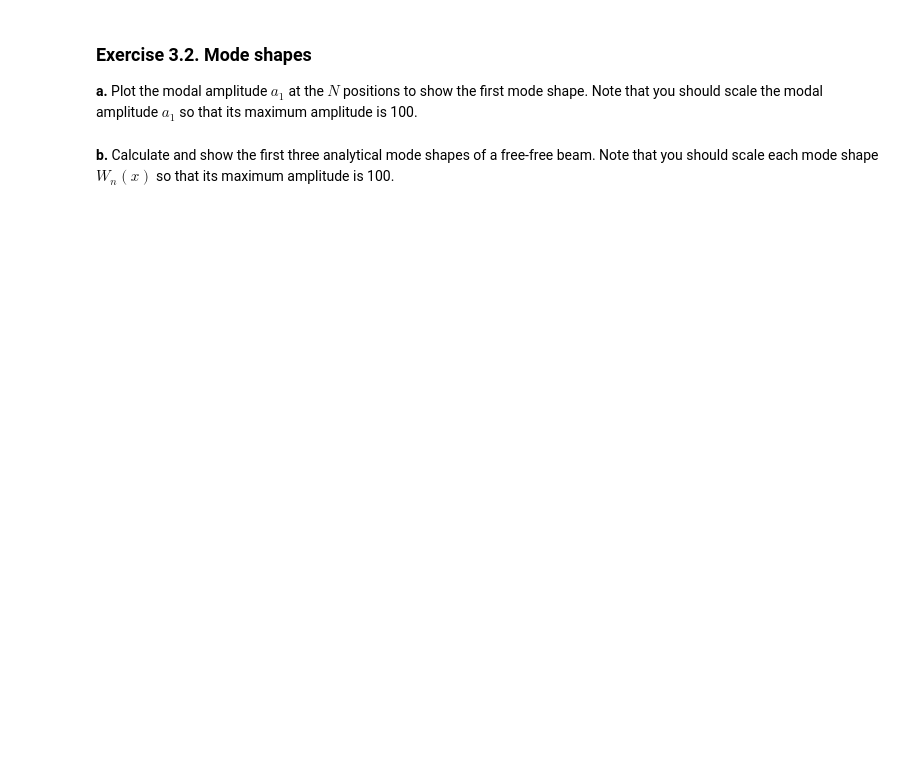
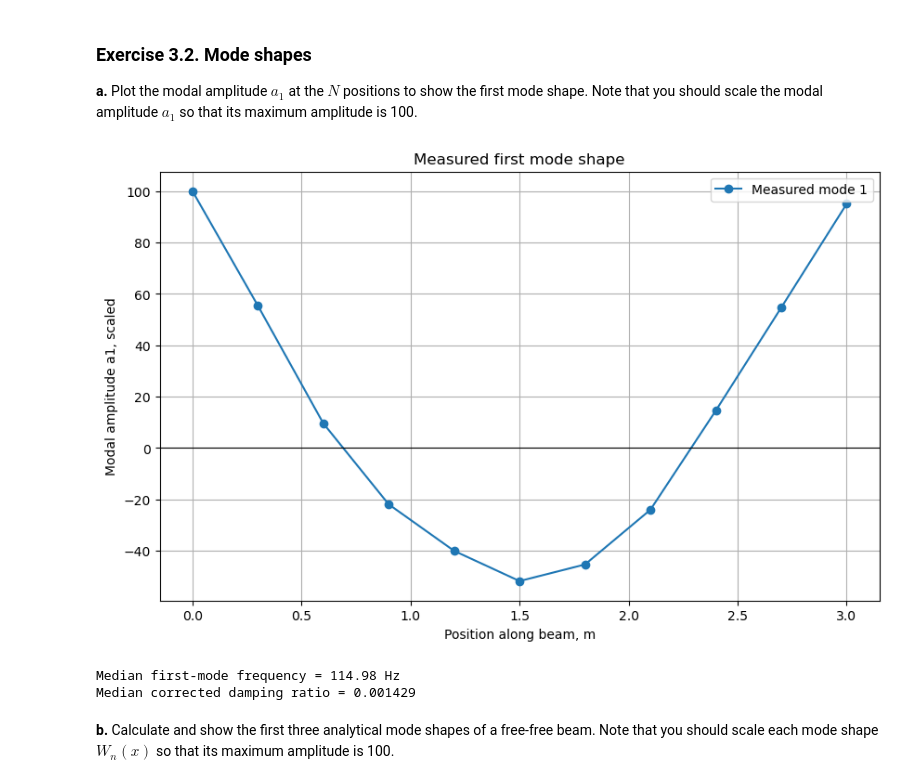
Before and after one commit to josems06-crypto/CIEM5110-U3-lab_assignment_2026, a Jupyter notebook: CIEM5110_U3_lab_assignment_template_for_report_2026.ipynb, the cells around one changed output. Saved outputs shown, nothing was run; the diff lists cells and outputs as text; code cells hidden in the pictures; blank space fills up the shorter version.

```diff
--- a/CIEM5110_U3_lab_assignment_template_for_report_2026.ipynb
+++ b/CIEM5110_U3_lab_assignment_template_for_report_2026.ipynb
@@ -711,2 +949,75 @@ The first three natural frequencies are 13.375 Hz, 13.425 Hz, 13.4625 Hz.
+# %%
+# Mode band
+first_mode_band = (80, 160)
+
+n_pos = frfs.shape[0]
+
+f1_each = np.zeros(n_pos)
+zeta1_each = np.zeros(n_pos)
+H1_peak_each = np.zeros(n_pos, dtype=complex)
+
+for p in range(n_pos):
+    Hp = frfs[p]
+    Hp_mag = np.abs(Hp)
+
+    mask = (fxx >= first_mode_band[0]) & (fxx <= first_mode_band[1])
+    f_band = fxx[mask]
+    H_band = Hp[mask]
+    H_mag_band = Hp_mag[mask]
+
+    peak_local = np.argmax(H_mag_band)
+    peak_global = np.where(mask)[0][peak_local]
+
+    f_r = fxx[peak_global]
+    f1_each[p] = f_r
+    H1_peak_each[p] = frfs[p, peak_global]
+
+    peak_3db = H_mag_band[peak_local] / np.sqrt(2)
+
+    left_idx = np.argmin(np.abs(H_mag_band[:peak_local] - peak_3db))
+    right_idx = peak_local + 1 + np.argmin(np.abs(H_mag_band[peak_local + 1:] - peak_3db))
+
+    f_1 = f_band[left_idx]
+    f_2 = f_band[right_idx]
+
+    zeta_raw = (f_2 - f_1) / (2 * f_r)
+    zeta_corr = zeta_raw - beta / (2 * np.pi * f_r)
+
+    if zeta_corr <= 0:
+        zeta_corr = zeta_raw
+
+    zeta1_each[p] = zeta_corr
+
+# Use one global damping estimate for mode 1
+zeta1_global = np.median(zeta1_each)
+Q1 = 1 / (2 * zeta1_global)
+
+# Modal amplitude a1 at each position
+a1_complex = H1_peak_each / (1j * Q1)
+a1_measured = np.real(a1_complex)
+
+# Normalize so max absolute amplitude is 100
+mode1_measured = 100 * a1_measured / np.max(np.abs(a1_measured))
+
+# Optional sign convention for plotting
+if mode1_measured[0] < 0:
+    mode1_measured = -mode1_measured
+
+plt.figure(figsize=(10, 6))
+plt.plot(x_positions, mode1_measured, 'o-', label='Measured mode 1')
+plt.axhline(0, color='k', linewidth=0.8)
+plt.xlabel('Position along beam, m')
+plt.ylabel('Modal amplitude a1, scaled')
+plt.title('Measured first mode shape')
+plt.grid(True)
+plt.legend()
+plt.show()
+
+print(f'Median first-mode frequency = {np.median(f1_each):.2f} Hz')
+print(f'Median corrected damping ratio = {zeta1_global:.6f}')
+# %% [output]
+[figure, added]
+Median first-mode frequency = 114.98 Hz
+Median corrected damping ratio = 0.001429
 # %% [markdown]
 **b.** Calculate and show the first three analytical mode shapes of a free-free beam. Note that you should scale each mode shape $W_n(x)$ so that its maximum amplitude is 100.
```
Also changed, not shown: parts of 24 cells of this notebook.
